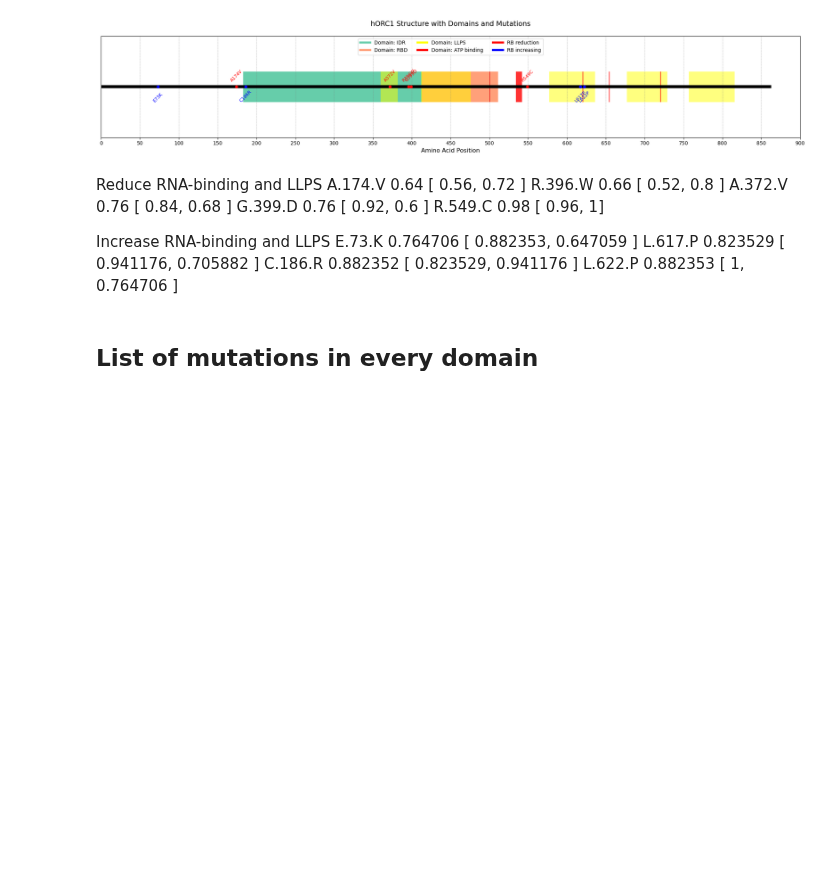
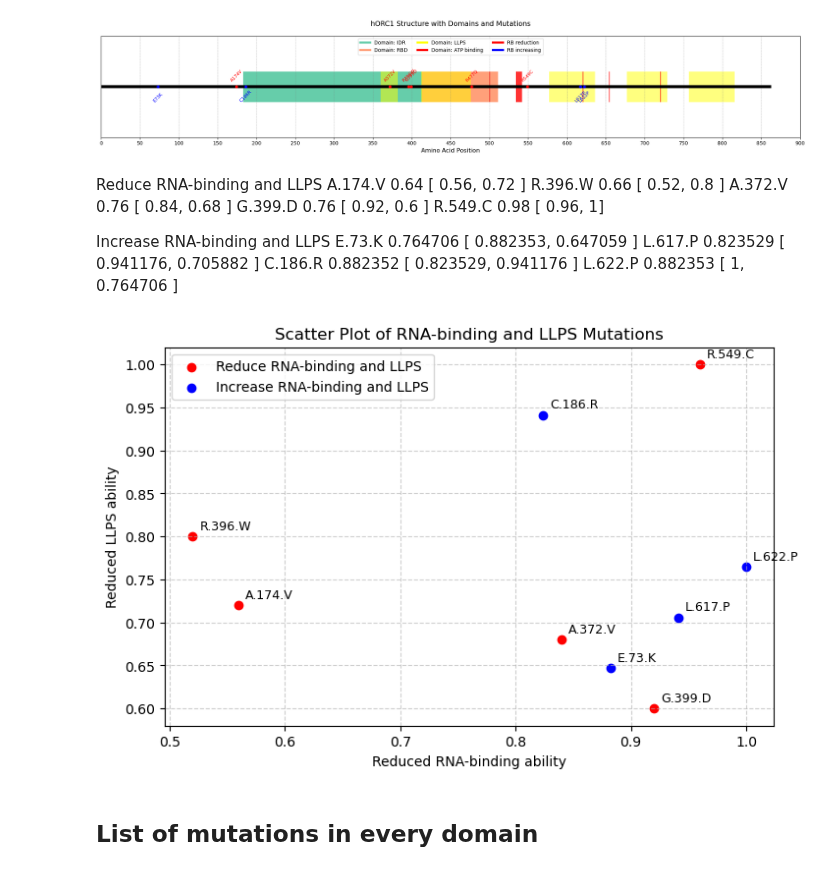
Before and after one commit to Lopatushka/ORC1, a Jupyter notebook: clinvar_analysis.ipynb, the cells around one changed output. Cells and saved outputs as stored; diff of their text form; code cells hidden in the pictures; blank space fills up the shorter version.

Commit message:
add new graphics RNA binding vs LLPS

```diff
--- a/clinvar_analysis.ipynb
+++ b/clinvar_analysis.ipynb
@@ -700,7 +700,8 @@ RB_reduction = [{'position': 174, 'label': 'A174V'},
                       {'position': 396, 'label': 'R396W'},
                       {'position': 372, 'label': 'A372V'},
                       {'position': 399, 'label': 'G399D'},
-                      {'position': 549, 'label': 'R549C'}]
+                      {'position': 549, 'label': 'R549C'},
+                      {'position': 477, 'label': 'R477Q'}]
 
 RB_increasing = [{'position': 73, 'label': 'E73K'},
                  {'position': 617, 'label': 'L617P'},
@@ -789,6 +790,55 @@ E.73.K 0.764706  [ 0.882353, 0.647059 ]
 L.617.P 0.823529 [ 0.941176, 0.705882 ]
 C.186.R 0.882352 [ 0.823529, 0.941176 ]
 L.622.P 0.882353 [ 1, 0.764706 ]
+# %%
+import matplotlib.pyplot as plt
+import pandas as pd
+
+# Data for Reduce RNA-binding and LLPS
+reduce_data = {
+    "Mutation": ["A.174.V", "R.396.W", "A.372.V", "G.399.D", "R.549.C"],
+    "RNA-binding ability": [0.56, 0.52, 0.84, 0.92, 0.96],
+    "LLPS ability": [0.72, 0.8, 0.68, 0.6, 1.0]
+}
+
+# Data for Increase RNA-binding and LLPS
+increase_data = {
+    "Mutation": ["E.73.K", "L.617.P", "C.186.R", "L.622.P"],
+    "RNA-binding ability": [0.882353, 0.941176, 0.823529, 1.0],
+    "LLPS ability": [0.647059, 0.705882, 0.941176, 0.764706]
+}
+
+# Convert to DataFrames
+df_reduce = pd.DataFrame(reduce_data)
+df_increase = pd.DataFrame(increase_data)
+
+# Plot
+fig, ax = plt.subplots(figsize=(8, 5))
+
+# Scatter plot for Reduce RNA-binding and LLPS (Red)
+ax.scatter(df_reduce["RNA-binding ability"], df_reduce["LLPS ability"], color='red', label="Reduce RNA-binding and LLPS")
+
+# Scatter plot for Increase RNA-binding and LLPS (Blue)
+ax.scatter(df_increase["RNA-binding ability"], df_increase["LLPS ability"], color='blue', label="Increase RNA-binding and LLPS")
+
+# Annotate points
+for i, txt in enumerate(df_reduce["Mutation"]):
+    ax.annotate(txt, (df_reduce["RNA-binding ability"][i], df_reduce["LLPS ability"][i]), fontsize=9, xytext=(5,5), textcoords='offset points')
+
+for i, txt in enumerate(df_increase["Mutation"]):
+    ax.annotate(txt, (df_increase["RNA-binding ability"][i], df_increase["LLPS ability"][i]), fontsize=9, xytext=(5,5), textcoords='offset points')
+
+# Labels and Title
+ax.set_xlabel("Reduced RNA-binding ability")
+ax.set_ylabel("Reduced LLPS ability")
+ax.set_title("Scatter Plot of RNA-binding and LLPS Mutations")
+ax.legend()
+plt.grid(True, linestyle="--", alpha=0.6)
+
+# Show plot
+plt.show()
+# %% [output]
+[figure, added]
 # %% [markdown]
 ## List of mutations in every domain
 # %%
```
